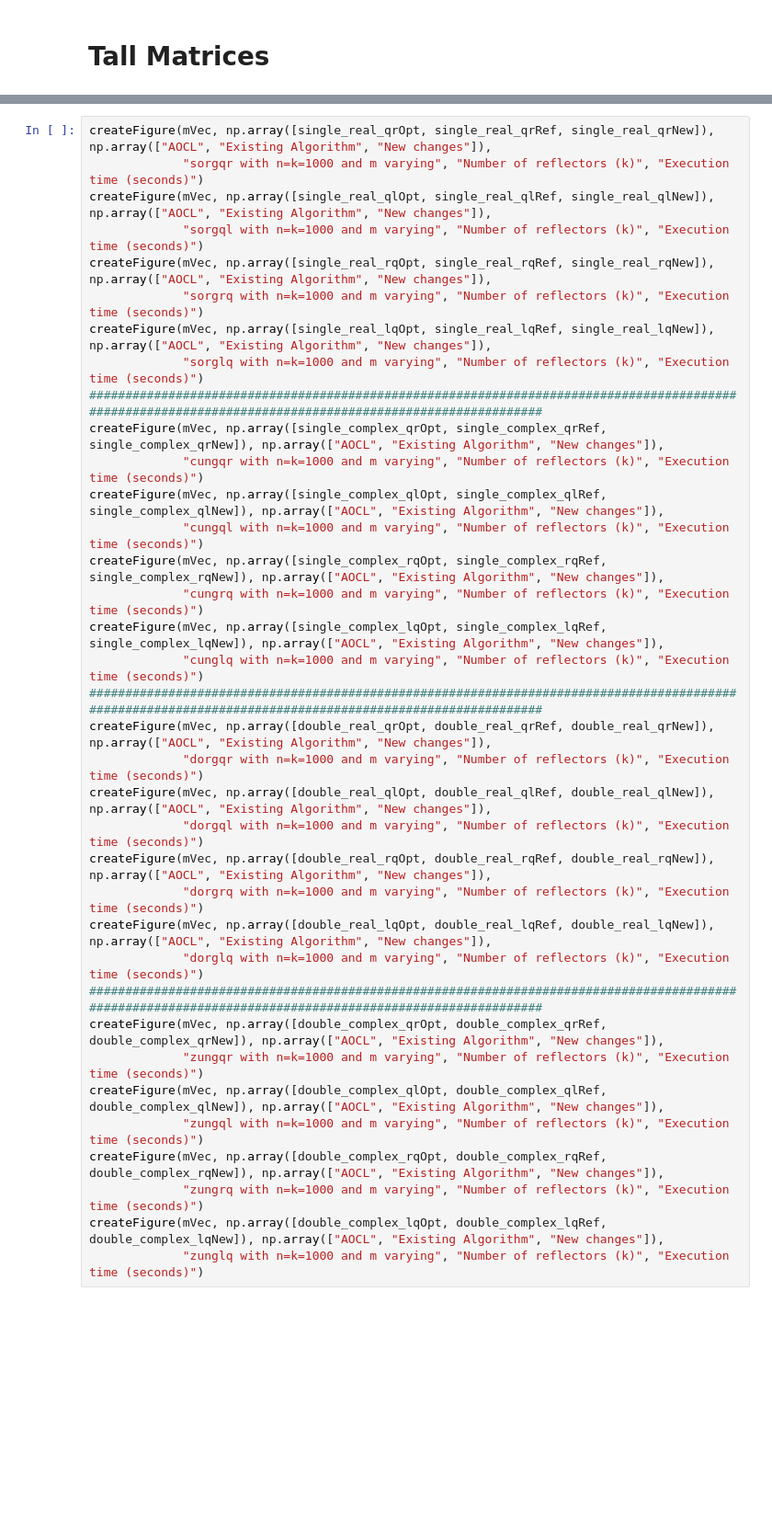
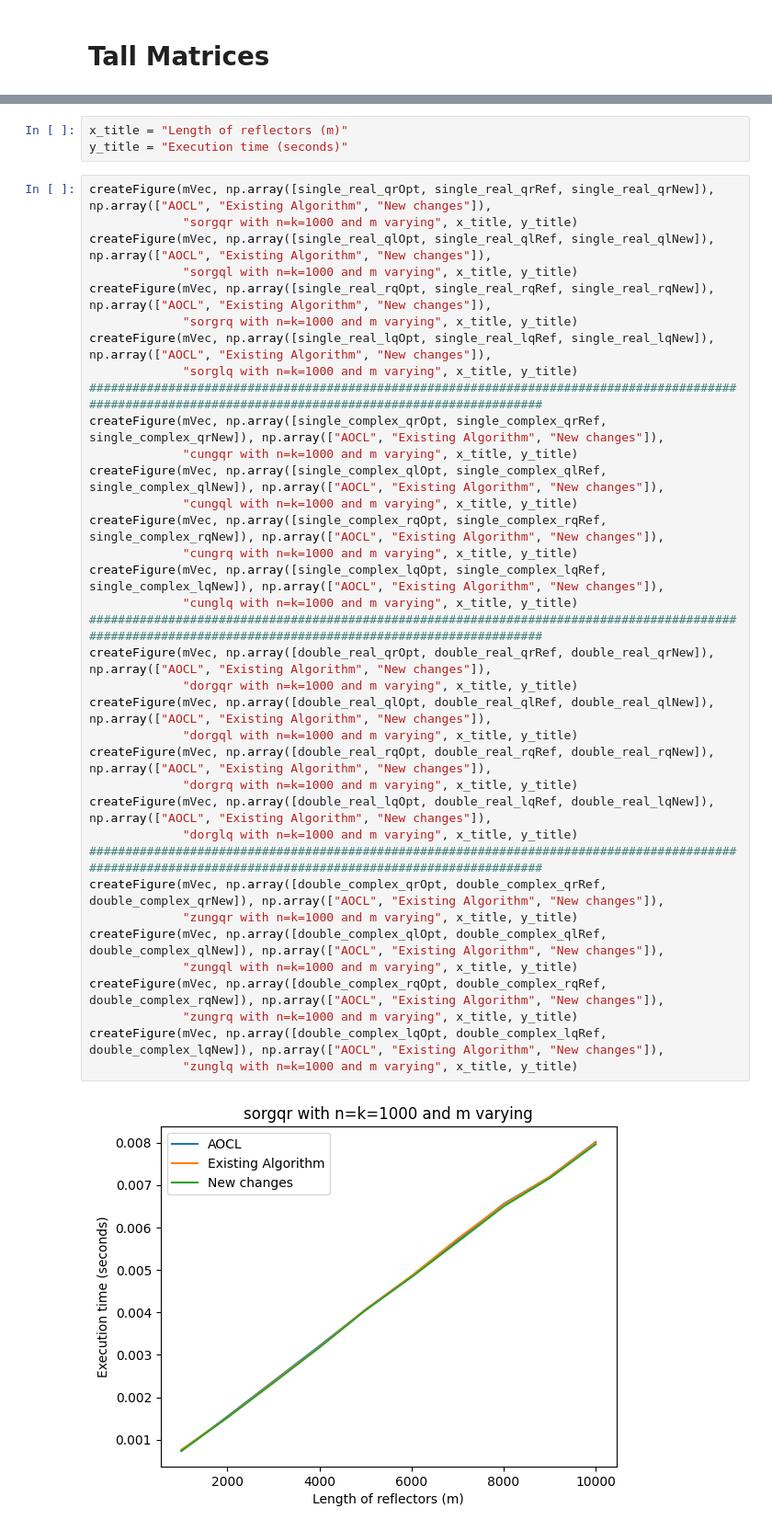
Before and after one commit to jprhyne/xor-xungqr, a Jupyter notebook: qr/timingData/generateFigs.ipynb, the cells around one changed output, grey strips where cells are left out. Shown at 92% size. Cells and saved outputs as stored; diff of their text form; blank space fills up the shorter version.

```diff
--- a/qr/timingData/generateFigs.ipynb
+++ b/qr/timingData/generateFigs.ipynb
@@ -444,36 +450,41 @@ double_complex_rqOpt, double_complex_rqRef, double_complex_rqNew, double_complex
+# %%
+x_title = "Length of reflectors (m)"
+y_title = "Execution time (seconds)"
 # %%
 createFigure(mVec, np.array([single_real_qrOpt, single_real_qrRef, single_real_qrNew]), np.array(["AOCL", "Existing Algorithm", "New changes"]),
-             "sorgqr with n=k=1000 and m varying", "Number of reflectors (k)", "Execution time (seconds)")
+             "sorgqr with n=k=1000 and m varying", x_title, y_title)
 createFigure(mVec, np.array([single_real_qlOpt, single_real_qlRef, single_real_qlNew]), np.array(["AOCL", "Existing Algorithm", "New changes"]),
-             "sorgql with n=k=1000 and m varying", "Number of reflectors (k)", "Execution time (seconds)")
+             "sorgql with n=k=1000 and m varying", x_title, y_title)
 createFigure(mVec, np.array([single_real_rqOpt, single_real_rqRef, single_real_rqNew]), np.array(["AOCL", "Existing Algorithm", "New changes"]),
-             "sorgrq with n=k=1000 and m varying", "Number of reflectors (k)", "Execution time (seconds)")
+             "sorgrq with n=k=1000 and m varying", x_title, y_title)
 createFigure(mVec, np.array([single_real_lqOpt, single_real_lqRef, single_real_lqNew]), np.array(["AOCL", "Existing Algorithm", "New changes"]),
-             "sorglq with n=k=1000 and m varying", "Number of reflectors (k)", "Execution time (seconds)")
+             "sorglq with n=k=1000 and m varying", x_title, y_title)
 #########################################################################################################################################################
 createFigure(mVec, np.array([single_complex_qrOpt, single_complex_qrRef, single_complex_qrNew]), np.array(["AOCL", "Existing Algorithm", "New changes"]),
-             "cungqr with n=k=1000 and m varying", "Number of reflectors (k)", "Execution time (seconds)")
+             "cungqr with n=k=1000 and m varying", x_title, y_title)
 createFigure(mVec, np.array([single_complex_qlOpt, single_complex_qlRef, single_complex_qlNew]), np.array(["AOCL", "Existing Algorithm", "New changes"]),
-             "cungql with n=k=1000 and m varying", "Number of reflectors (k)", "Execution time (seconds)")
+             "cungql with n=k=1000 and m varying", x_title, y_title)
 createFigure(mVec, np.array([single_complex_rqOpt, single_complex_rqRef, single_complex_rqNew]), np.array(["AOCL", "Existing Algorithm", "New changes"]),
-             "cungrq with n=k=1000 and m varying", "Number of reflectors (k)", "Execution time (seconds)")
+             "cungrq with n=k=1000 and m varying", x_title, y_title)
 createFigure(mVec, np.array([single_complex_lqOpt, single_complex_lqRef, single_complex_lqNew]), np.array(["AOCL", "Existing Algorithm", "New changes"]),
-             "cunglq with n=k=1000 and m varying", "Number of reflectors (k)", "Execution time (seconds)")
+             "cunglq with n=k=1000 and m varying", x_title, y_title)
 #########################################################################################################################################################
 createFigure(mVec, np.array([double_real_qrOpt, double_real_qrRef, double_real_qrNew]), np.array(["AOCL", "Existing Algorithm", "New changes"]),
-             "dorgqr with n=k=1000 and m varying", "Number of reflectors (k)", "Execution time (seconds)")
+             "dorgqr with n=k=1000 and m varying", x_title, y_title)
 createFigure(mVec, np.array([double_real_qlOpt, double_real_qlRef, double_real_qlNew]), np.array(["AOCL", "Existing Algorithm", "New changes"]),
-             "dorgql with n=k=1000 and m varying", "Number of reflectors (k)", "Execution time (seconds)")
+             "dorgql with n=k=1000 and m varying", x_title, y_title)
 createFigure(mVec, np.array([double_real_rqOpt, double_real_rqRef, double_real_rqNew]), np.array(["AOCL", "Existing Algorithm", "New changes"]),
-             "dorgrq with n=k=1000 and m varying", "Number of reflectors (k)", "Execution time (seconds)")
+             "dorgrq with n=k=1000 and m varying", x_title, y_title)
 createFigure(mVec, np.array([double_real_lqOpt, double_real_lqRef, double_real_lqNew]), np.array(["AOCL", "Existing Algorithm", "New changes"]),
-             "dorglq with n=k=1000 and m varying", "Number of reflectors (k)", "Execution time (seconds)")
+             "dorglq with n=k=1000 and m varying", x_title, y_title)
 #########################################################################################################################################################
 createFigure(mVec, np.array([double_complex_qrOpt, double_complex_qrRef, double_complex_qrNew]), np.array(["AOCL", "Existing Algorithm", "New changes"]),
-             "zungqr with n=k=1000 and m varying", "Number of reflectors (k)", "Execution time (seconds)")
+             "zungqr with n=k=1000 and m varying", x_title, y_title)
 createFigure(mVec, np.array([double_complex_qlOpt, double_complex_qlRef, double_complex_qlNew]), np.array(["AOCL", "Existing Algorithm", "New changes"]),
-             "zungql with n=k=1000 and m varying", "Number of reflectors (k)", "Execution time (seconds)")
+             "zungql with n=k=1000 and m varying", x_title, y_title)
 createFigure(mVec, np.array([double_complex_rqOpt, double_complex_rqRef, double_complex_rqNew]), np.array(["AOCL", "Existing Algorithm", "New changes"]),
-             "zungrq with n=k=1000 and m varying", "Number of reflectors (k)", "Execution time (seconds)")
+             "zungrq with n=k=1000 and m varying", x_title, y_title)
 createFigure(mVec, np.array([double_complex_lqOpt, double_complex_lqRef, double_complex_lqNew]), np.array(["AOCL", "Existing Algorithm", "New changes"]),
-             "zunglq with n=k=1000 and m varying", "Number of reflectors (k)", "Execution time (seconds)")
+             "zunglq with n=k=1000 and m varying", x_title, y_title)
+# %% [output]
+[figure, added]
```
Also changed, not shown: parts of 11 cells of this notebook.
